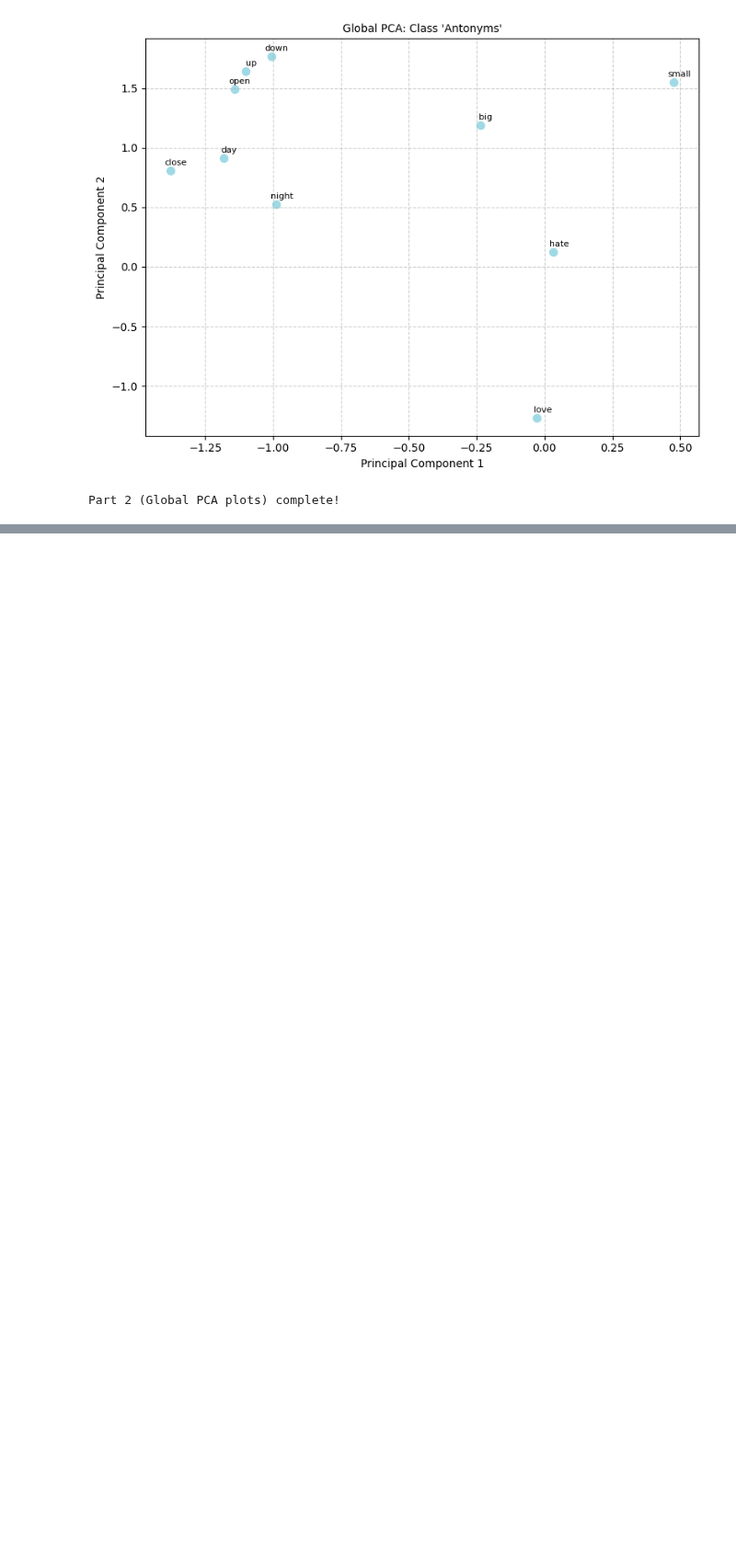
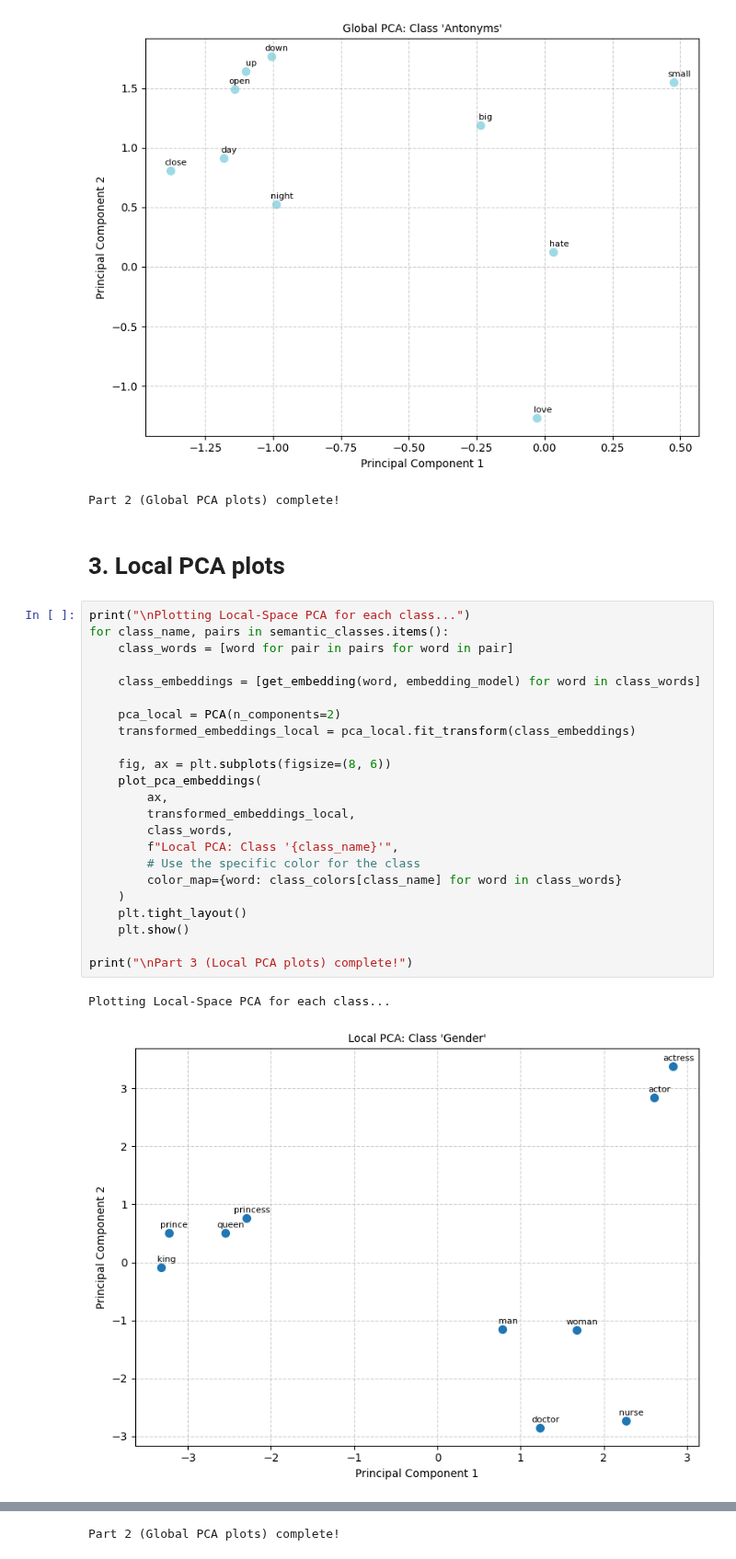
Before and after one commit to roguxivlo/machine-learning-24L, a Jupyter notebook: hw12.ipynb, the cells around one changed output, grey strips where cells are left out. Shown at 92% size. Saved outputs shown, nothing was run; the diff lists cells and outputs as text; blank space fills up the shorter version.

Commit message:
implement part 3

```diff
--- a/hw12.ipynb
+++ b/hw12.ipynb
@@ -368,3 +368,31 @@ Plotting Global-Space PCA for each class...
 [figure]
 [figure]
 Part 2 (Global PCA plots) complete!
+# %% [markdown]
+# 3. Local PCA plots
+# %%
+print("\nPlotting Local-Space PCA for each class...")
+for class_name, pairs in semantic_classes.items():
+    class_words = [word for pair in pairs for word in pair]
+
+    class_embeddings = [get_embedding(word, embedding_model) for word in class_words]
+
+    pca_local = PCA(n_components=2)
+    transformed_embeddings_local = pca_local.fit_transform(class_embeddings)
+
+    fig, ax = plt.subplots(figsize=(8, 6))
+    plot_pca_embeddings(
+        ax,
+        transformed_embeddings_local,
+        class_words,
+        f"Local PCA: Class '{class_name}'",
+        # Use the specific color for the class
+        color_map={word: class_colors[class_name] for word in class_words}
+    )
+    plt.tight_layout()
+    plt.show()
+
+print("\nPart 3 (Local PCA plots) complete!")
+# %% [output]
+Plotting Local-Space PCA for each class...
+[figure, added]
@@ -370,0 +408 @@ Part 2 (Global PCA plots) complete!
+Part 2 (Global PCA plots) complete!
```
Also changed, not shown: parts of 1 cell of this notebook.
